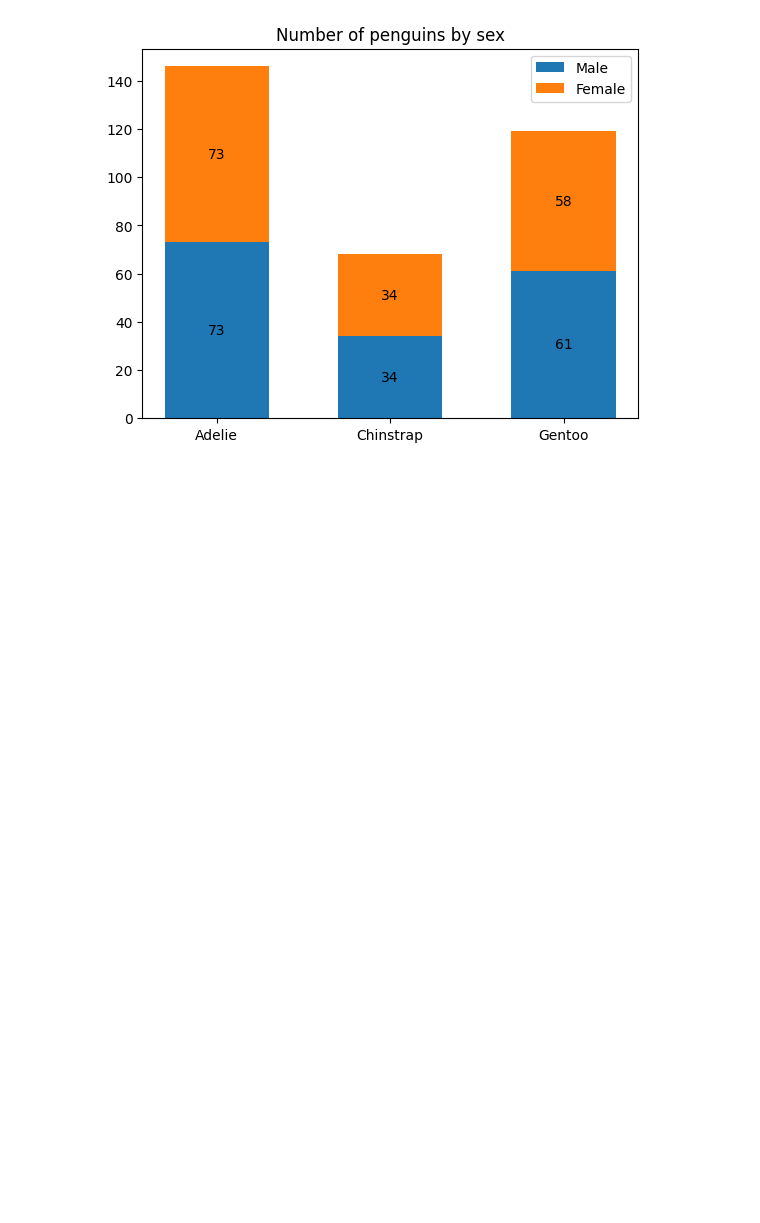
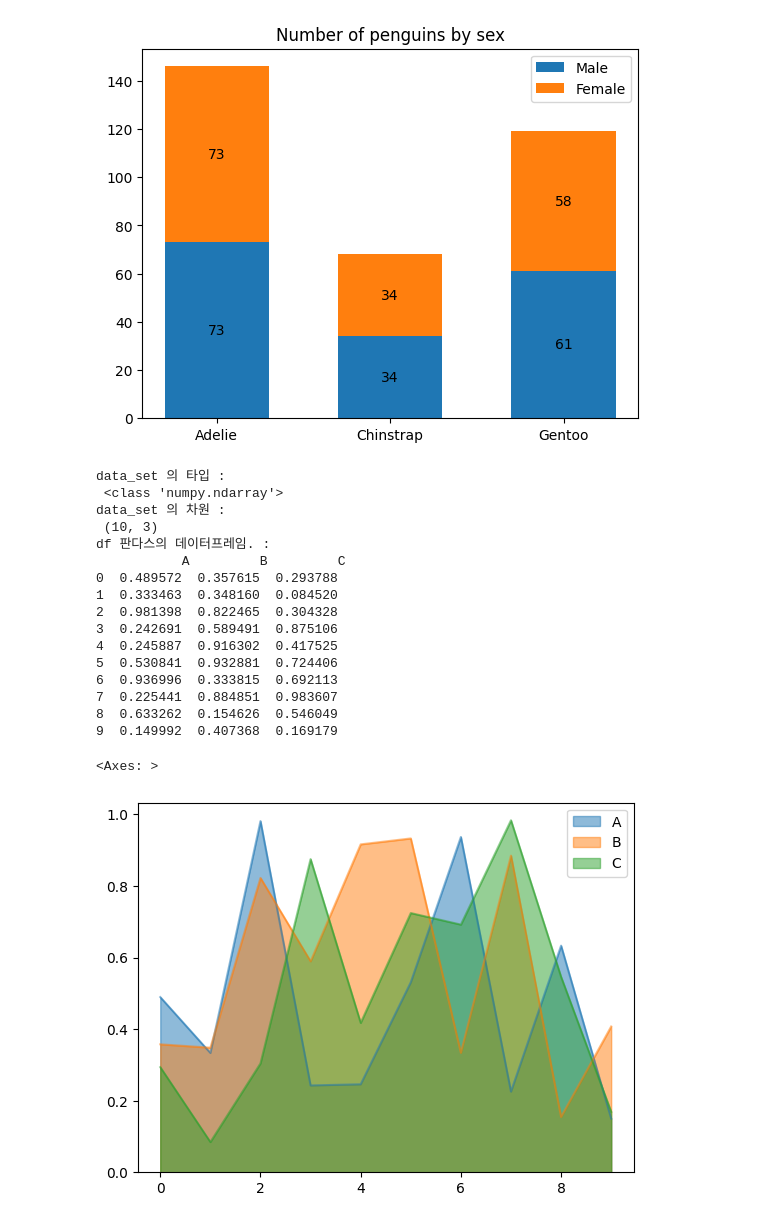
Before and after one commit to Hyeonseok0627/TestPython404_231204_Mine, a Jupyter notebook: ch7_np_pds_mlt_basic/testBasic1.ipynb, the cells around one changed output. Drawn from its saved outputs; the diff is of its cells as text; code cells hidden in the pictures; blank space fills up the shorter version.

Commit message:
231207(넘파이, 판다스, 맵플로립 기본, np, pandas 데이터 프레임 -> 맵플롯립 시각화 기본 / 시각화 기본 종류 )

```diff
--- a/ch7_np_pds_mlt_basic/testBasic1.ipynb
+++ b/ch7_np_pds_mlt_basic/testBasic1.ipynb
@@ -76,3 +76,49 @@ ax.legend()
 plt.show()
 # %% [output]
 [figure]
+# %%
+# np, Numpy -> 리스트 x , 배열 형식이고, 속도가 빨라서, 빅데이터 처리 도구로 많이 사용함.
+# pandas, -> 데이터 프레임, 엑셀 , 테이블(행, 열) 쉽게 처리하기 위한 도구로 사용이 됨.
+# matplotlib -> 시각화 하기위한 도구.
+import numpy as np
+import pandas as pd
+import matplotlib
+data_set = np.random.rand(10,3)
+# print(f"data_set : \n {data_set}")
+print(f"data_set 의 타입 : \n {type(data_set)}")
+print(f"data_set 의 차원 : \n {data_set.shape}")
+
+# 넘파이 요소 -> 판다스의 데이터 프레임에 넣기.
+df = pd.DataFrame(data_set, columns=["A", "B", "C"])
+print(f"df 판다스의 데이터프레임. : \n {df}")
+
+# 넘파이 -> 판다스 의 데이터 프레임으로 표형태 -> 맵플로립으로 차트그리기
+# 라인 그래프
+# df.plot()
+# 수직 막대 그래프
+# df.plot(kind="bar")
+# 수평 막대 그래프
+# df.plot(kind="barh")
+# 면적을 이용한 선 그래프
+# df.plot(kind="area")
+# 면적을 이용한 선 그래프, 중첩 되지 않게
+df.plot(kind="area", stacked=False)
+# %% [output]
+data_set 의 타입 :
+ <class 'numpy.ndarray'>
+data_set 의 차원 :
+ (10, 3)
+df 판다스의 데이터프레임. :
+           A         B         C
+0  0.489572  0.357615  0.293788
+1  0.333463  0.348160  0.084520
+2  0.981398  0.822465  0.304328
+3  0.242691  0.589491  0.875106
+4  0.245887  0.916302  0.417525
+5  0.530841  0.932881  0.724406
+6  0.936996  0.333815  0.692113
+7  0.225441  0.884851  0.983607
+8  0.633262  0.154626  0.546049
+9  0.149992  0.407368  0.169179
+<Axes: >
+[figure, added]
```
Also changed, not shown: parts of 11 cells of this notebook.
